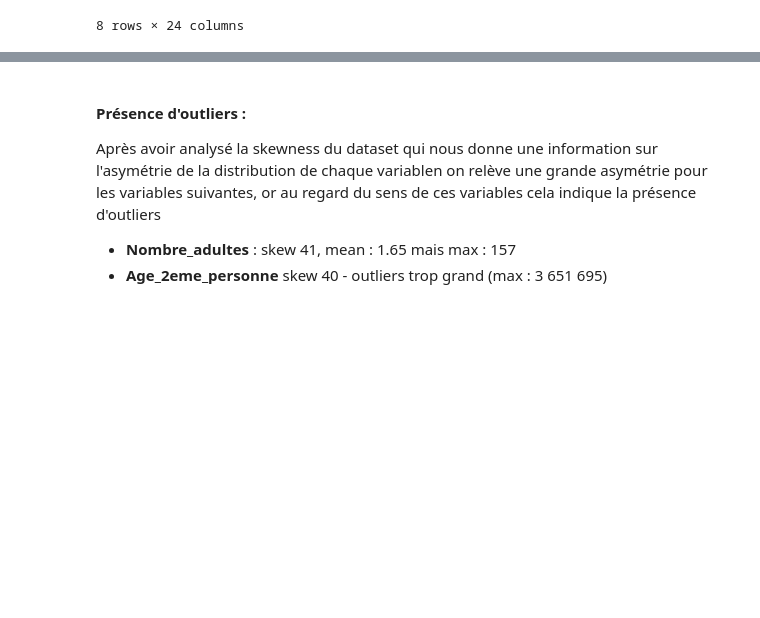
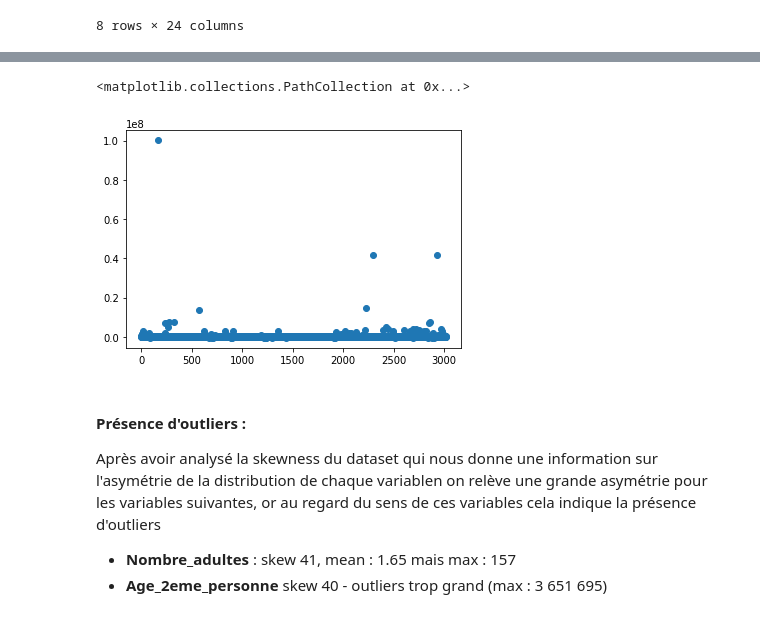
Before and after one commit to keyserwood/ILBRecruitmentProcess, a Jupyter notebook: 1.0-er-ilb_lab_test_technique2.ipynb, the cells around one changed output, grey strips where cells are left out. Saved outputs shown, nothing was run; the diff lists cells and outputs as text; code cells hidden in the pictures; blank space fills up the shorter version.

```diff
--- a/1.0-er-ilb_lab_test_technique2.ipynb
+++ b/1.0-er-ilb_lab_test_technique2.ipynb
@@ -249,3 +308,8 @@ dtype: float64
+# %%
+plt.scatter(df.index,df.Quantité_obligations)
+# %% [output]
+<matplotlib.collections.PathCollection at 0x...>
+[figure, added]
 # %% [markdown]
 #### Présence d'outliers :
 
```
Also changed, not shown: parts of 12 cells of this notebook.
